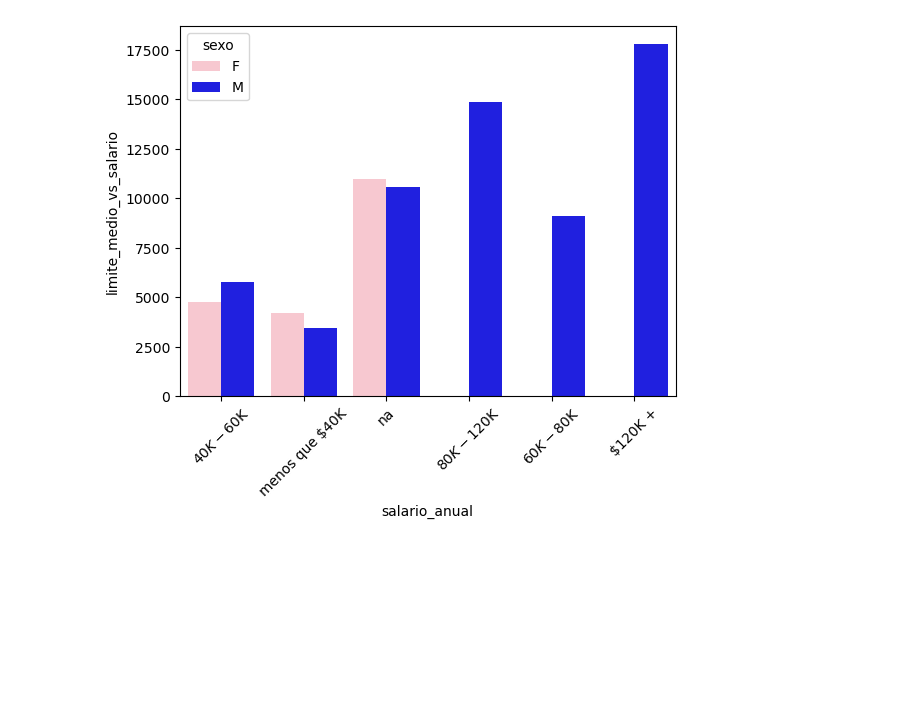
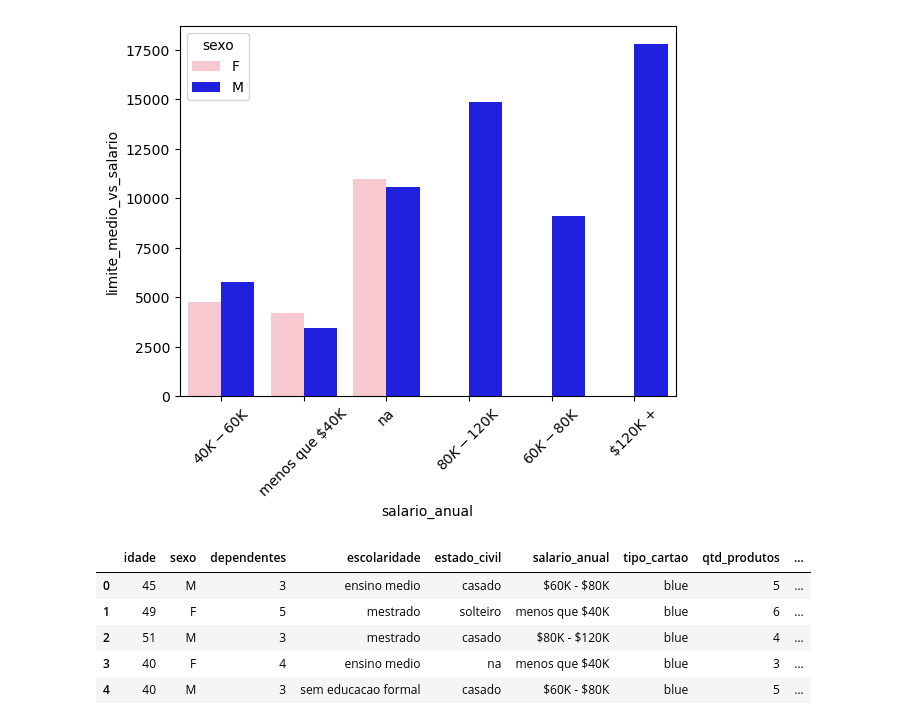
Before and after one commit to MatheusFilipeASilva/Projeto_Final_SQL_Credito, a Jupyter notebook: Untitled.ipynb, the cells around one changed output. Drawn from its saved outputs; the diff is of its cells as text; code cells hidden in the pictures; blank space fills up the shorter version.

```diff
--- a/Untitled.ipynb
+++ b/Untitled.ipynb
@@ -32,3 +32,16 @@ plt.savefig("Grafico salario vs limite vs genero")
 plt.show()
 # %% [output]
 [figure]
+# %%
+df = pd.read_csv("credito.csv", header = None)
+df.head()
+df.columns = ["idade", "sexo", "dependentes", "escolaridade", "estado_civil", "salario_anual", "tipo_cartao", "qtd_produtos", "iteracoes_12m", "meses_inativo_12m", "limite_credito", "valor_transacoes_12m", "qtd_transacoes_12m"]
+# %%
+df.head()
+# %% [output]
+|  | idade | sexo | dependentes | escolaridade | estado_civil | salario_anual | tipo_cartao | qtd_produtos | ... |
+| 0 | 45 | M | 3 | ensino medio | casado | $60K - $80K | blue | 5 | ... |
+| 1 | 49 | F | 5 | mestrado | solteiro | menos que $40K | blue | 6 | ... |
+| 2 | 51 | M | 3 | mestrado | casado | $80K - $120K | blue | 4 | ... |
+| 3 | 40 | F | 4 | ensino medio | na | menos que $40K | blue | 3 | ... |
+| 4 | 40 | M | 3 | sem educacao formal | casado | $60K - $80K | blue | 5 | ... |
```
Also changed, not shown: parts of 2 cells of this notebook, 2 other files.
